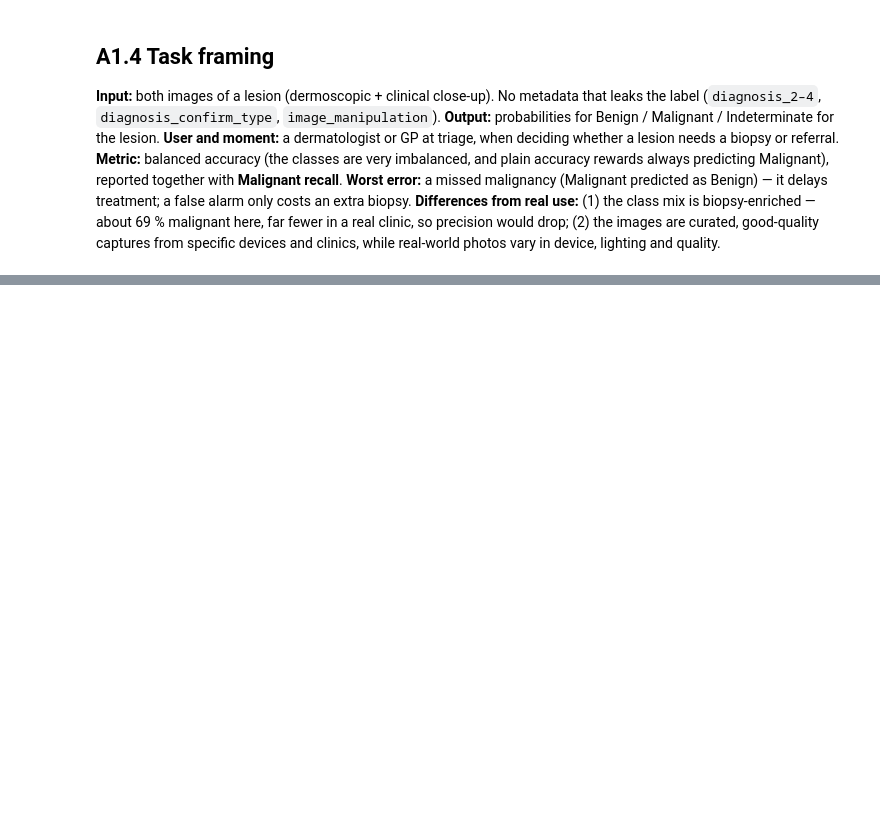
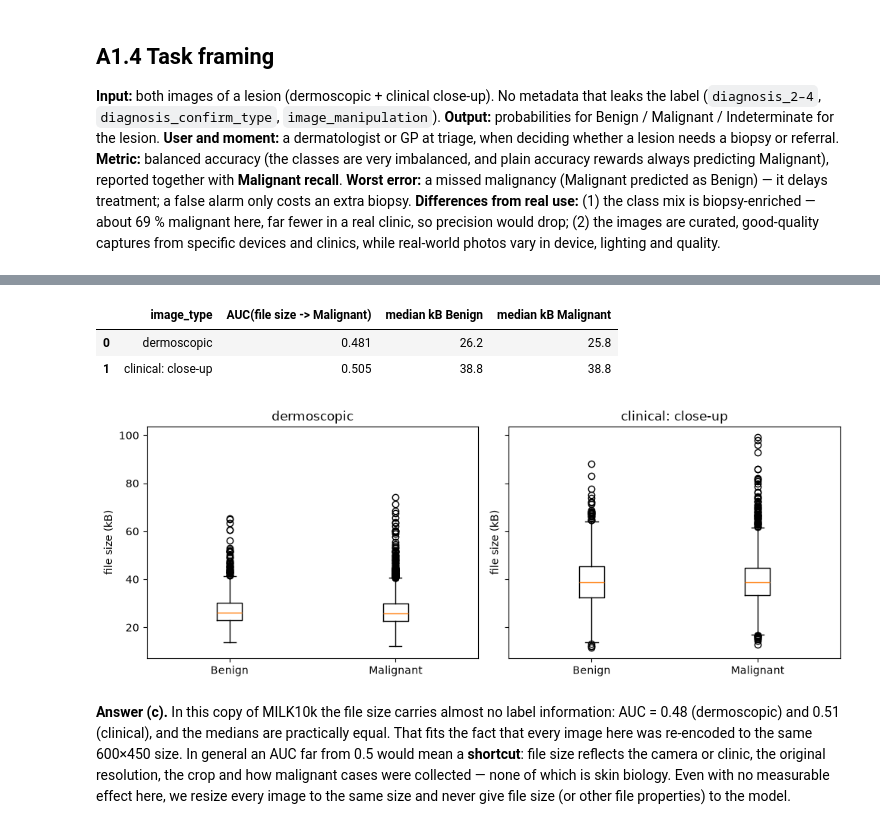
Before and after one commit to Lio02/milk10k-cv, a Jupyter notebook: notebooks/homework_part_a.ipynb, the cells around one changed output, grey strips where cells are left out. Cells and saved outputs as stored; diff of their text form; code cells hidden in the pictures; blank space fills up the shorter version.

```diff
--- a/notebooks/homework_part_a.ipynb
+++ b/notebooks/homework_part_a.ipynb
@@ -213,0 +246,10 @@ saved outputs/lesions.csv (5240, 11)
+# %%
+# A view writes through to the original array. Work on a copy so `arr` stays intact.
+demo = arr.copy()
+v = demo[:, ::-1]                 # view: no data copied
+print("before:", demo[0, -1], "| v is a view:", np.shares_memory(demo, v))
+v[0, 0] = 0                       # v[0, 0] is demo[0, -1]
+print("after: ", demo[0, -1], "-> the original changed")
+c = demo[:, ::-1].copy()          # an explicit copy does not write through
+c[0, 1] = 0
+print("copy shares memory:", np.shares_memory(demo, c))
@@ -213,0 +327,29 @@ saved outputs/lesions.csv (5240, 11)
+# %%
+# (c) file size vs label: os.stat is fast and decodes nothing
+from sklearn.metrics import roc_auc_score
+
+labelled["file_kB"] = [os.stat(image_path(i)).st_size / 1024 for i in labelled.isic_id]
+bm = labelled[labelled.diagnosis_1.isin(["Benign", "Malignant"])]
+
+fig, axes = plt.subplots(1, 2, figsize=(10, 3.8), sharey=True)
+auc_rows = []
+for ax, itype in zip(axes, [config.DERM, config.CLINICAL]):
+    sub = bm[bm.image_type == itype]
+    ax.boxplot([sub.loc[sub.diagnosis_1 == c, "file_kB"] for c in ["Benign", "Malignant"]])
+    ax.set_xticks([1, 2], ["Benign", "Malignant"])
+    ax.set_title(itype); ax.set_ylabel("file size (kB)")
+    auc = roc_auc_score(sub.diagnosis_1 == "Malignant", sub.file_kB)
+    auc_rows.append({"image_type": itype, "AUC(file size -> Malignant)": round(auc, 3),
+                     "median kB Benign": round(sub.loc[sub.diagnosis_1 == "Benign", "file_kB"].median(), 1),
+                     "median kB Malignant": round(sub.loc[sub.diagnosis_1 == "Malignant", "file_kB"].median(), 1)})
+fig.tight_layout()
+fig.savefig(config.FIG_DIR / "a2_file_size_by_class.png", dpi=120, bbox_inches="tight")
+pd.DataFrame(auc_rows)
+# %% [output]
+|  | image_type | AUC(file size -> Malignant) | median kB Benign | median kB Malignant |
+| 0 | dermoscopic | 0.481 | 26.2 | 25.8 |
+| 1 | clinical: close-up | 0.505 | 38.8 | 38.8 |
+[figure, added]
+# %% [markdown]
+**Answer (c).** In this copy of MILK10k the file size carries almost no label information: AUC = 0.48 (dermoscopic) and 0.51 (clinical), and the medians are practically equal. That fits the fact that every image here was re-encoded to the same 600×450 size.
+In general an AUC far from 0.5 would mean a **shortcut**: file size reflects the camera or clinic, the original resolution, the crop and how malignant cases were collected — none of which is skin biology. Even with no measurable effect here, we resize every image to the same size and never give file size (or other file properties) to the model.
```
Also changed, not shown: parts of 9 cells of this notebook, 1 other file.
